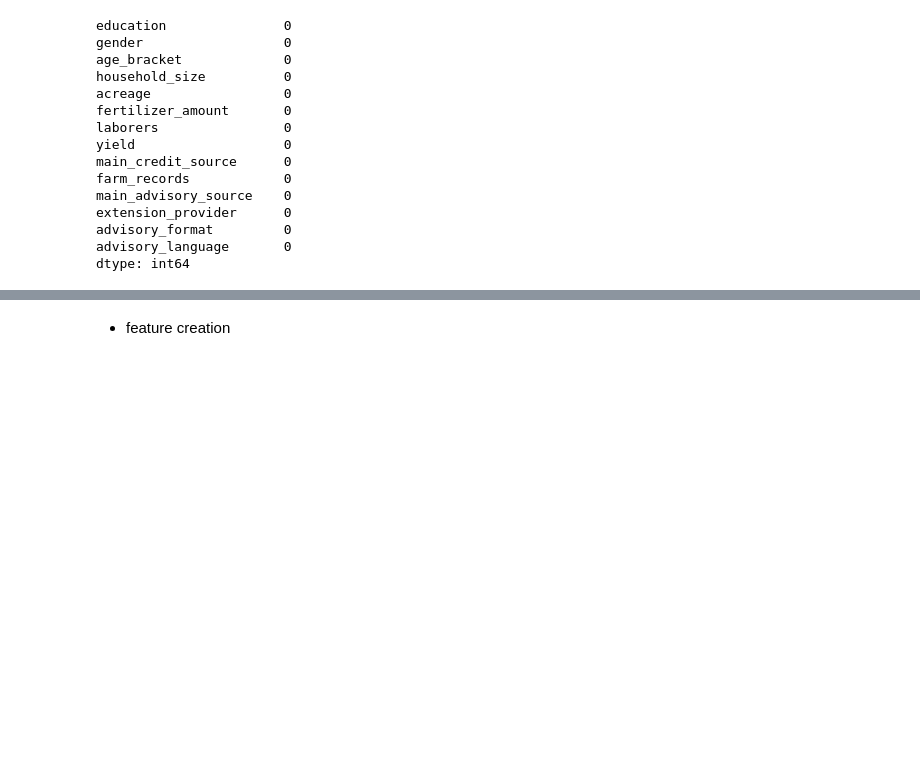
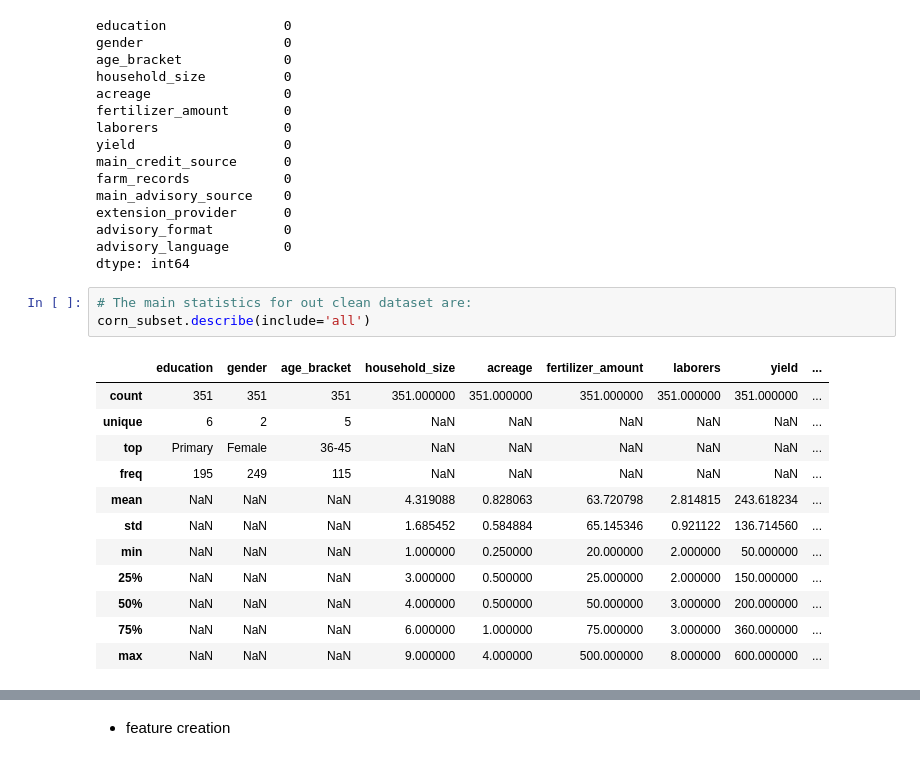
Before and after one commit to bizzaccelerator/midterm-project-mlzoomcamp, a Jupyter notebook: notebook.ipynb, the cells around one changed output, grey strips where cells are left out. Saved outputs shown, nothing was run; the diff lists cells and outputs as text; blank space fills up the shorter version.

```diff
--- a/notebook.ipynb
+++ b/notebook.ipynb
@@ -269,3 +269,19 @@ extension_provider      0
 advisory_format         0
 advisory_language       0
 dtype: int64
+# %%
+# The main statistics for out clean dataset are:
+corn_subset.describe(include='all')
+# %% [output]
+|  | education | gender | age_bracket | household_size | acreage | fertilizer_amount | laborers | yield | ... |
+| count | 351 | 351 | 351 | 351.000000 | 351.000000 | 351.000000 | 351.000000 | 351.000000 | ... |
+| unique | 6 | 2 | 5 | NaN | NaN | NaN | NaN | NaN | ... |
+| top | Primary | Female | 36-45 | NaN | NaN | NaN | NaN | NaN | ... |
+| freq | 195 | 249 | 115 | NaN | NaN | NaN | NaN | NaN | ... |
+| mean | NaN | NaN | NaN | 4.319088 | 0.828063 | 63.720798 | 2.814815 | 243.618234 | ... |
+| std | NaN | NaN | NaN | 1.685452 | 0.584884 | 65.145346 | 0.921122 | 136.714560 | ... |
+| min | NaN | NaN | NaN | 1.000000 | 0.250000 | 20.000000 | 2.000000 | 50.000000 | ... |
+| 25% | NaN | NaN | NaN | 3.000000 | 0.500000 | 25.000000 | 2.000000 | 150.000000 | ... |
+| 50% | NaN | NaN | NaN | 4.000000 | 0.500000 | 50.000000 | 3.000000 | 200.000000 | ... |
+| 75% | NaN | NaN | NaN | 6.000000 | 1.000000 | 75.000000 | 3.000000 | 360.000000 | ... |
+| max | NaN | NaN | NaN | 9.000000 | 4.000000 | 500.000000 | 8.000000 | 600.000000 | ... |
```
Also changed, not shown: parts of 6 cells of this notebook.
